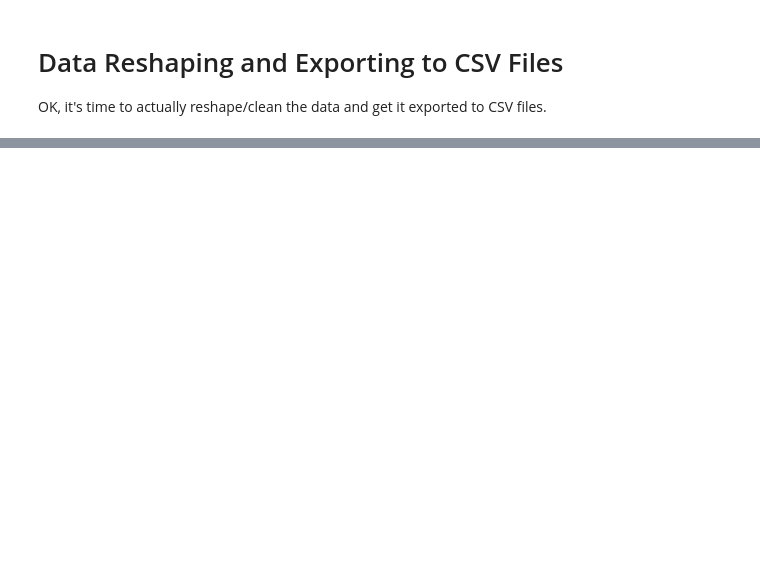
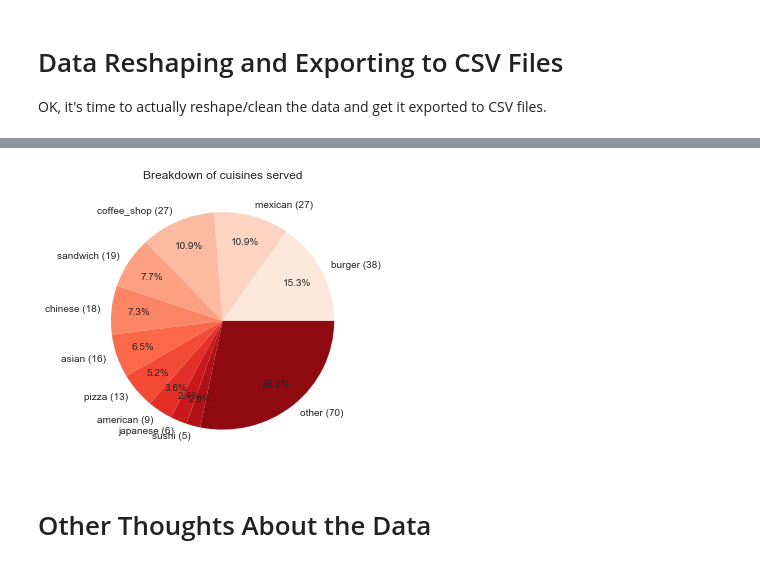
Before and after one commit to belgarion42/c750, a Jupyter notebook: Udacity OSM Project - Irvine, CA - Randy Crane.ipynb, the cells around one changed output, grey strips where cells are left out. Drawn from its saved outputs; the diff is of its cells as text; code cells hidden in the pictures; blank space fills up the shorter version.

```diff
--- a/Udacity OSM Project - Irvine, CA - Randy Crane.ipynb
+++ b/Udacity OSM Project - Irvine, CA - Randy Crane.ipynb
@@ -919,0 +1199,33 @@ conn.close()
+# %%
+#Preparing the data
+
+cursor.execute("SELECT sum(count) FROM \
+               (SELECT count(*) as count FROM nodes_tags WHERE key = 'cuisine' \
+               UNION SELECT count(*) as count FROM ways_tags WHERE key = 'cuisine');")
+total_cuisines = cursor.fetchone()[0]
+
+cursor.execute("SELECT value, sum(count) as count FROM \
+               (SELECT value, count(*) as count FROM nodes_tags WHERE key = 'cuisine' \
+               GROUP BY value \
+               UNION \
+               SELECT value, count(*) as count FROM ways_tags WHERE key = 'cuisine' \
+               GROUP BY value) \
+               GROUP BY value ORDER BY count desc LIMIT 10;")
+rows = cursor.fetchall()
+cuisines = pd.DataFrame(rows, columns=['Cuisine', 'Count'])
+# %%
+# Make the pie chart
+
+values = list(cuisines['Count']) + [(total_cuisines - sum(cuisines['Count']))]
+categories = list(cuisines['Cuisine']) + ['other']
+labels = make_labels(categories,values)
+colors=sns.color_palette("Reds",11)
+plt.figure(figsize=(5, 5))
+patches, texts, autotexts = plt.pie(values, labels=labels, colors=colors, \
+                                    autopct=make_autopct(values), pctdistance=0.75)
+for i in range(0,len(autotexts)):
+    autotexts[i].set_fontsize(10)
+plt.title("Breakdown of cuisines served")
+plt.show()
+# %% [output]
+[figure, added]
@@ -919,0 +1237,2 @@ conn.close()
+# %% [markdown]
+<h1>Other Thoughts About the Data</h1>
```
Also changed, not shown: parts of 67 cells of this notebook.
